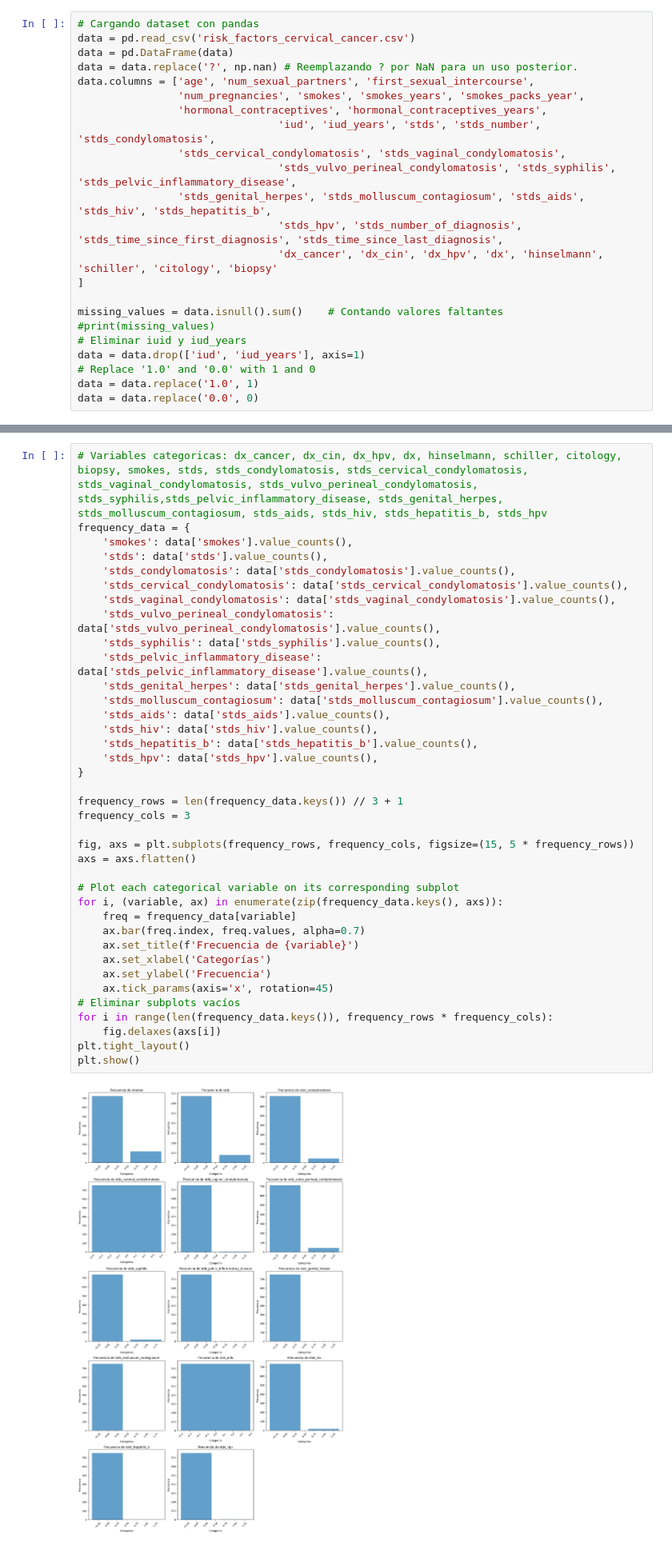
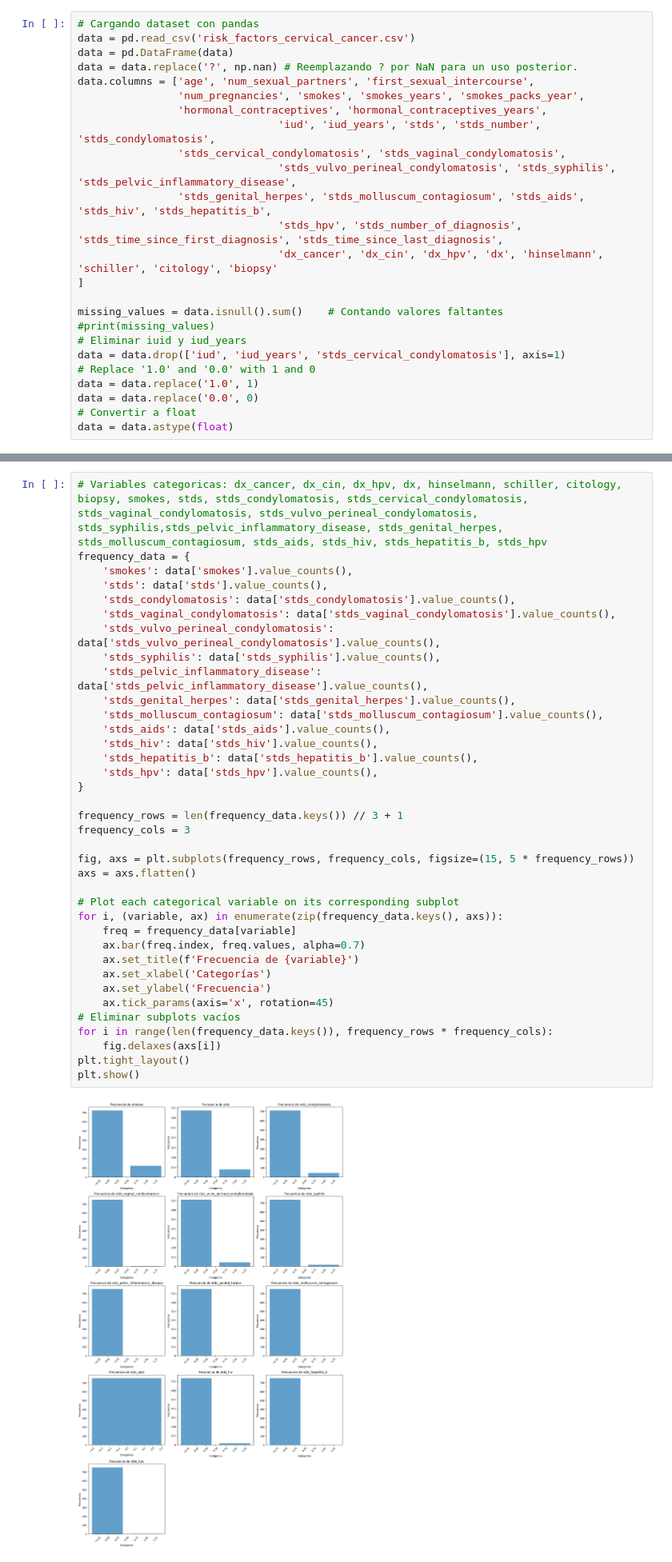
Before and after one commit to MGonza20/Lab1_DataScience, a Jupyter notebook: Lab1_DS.ipynb, the cells around one changed output, grey strips where cells are left out. Shown at 80% size. Saved outputs shown, nothing was run; the diff lists cells and outputs as text.

```diff
--- a/Lab1_DS.ipynb
+++ b/Lab1_DS.ipynb
@@ -42,10 +48,12 @@ data.columns = ['age', 'num_sexual_partners', 'first_sexual_intercourse',
 missing_values = data.isnull().sum()	# Contando valores faltantes
 #print(missing_values)
 # Eliminar iuid y iud_years
-data = data.drop(['iud', 'iud_years'], axis=1)
+data = data.drop(['iud', 'iud_years', 'stds_cervical_condylomatosis'], axis=1)
 # Replace '1.0' and '0.0' with 1 and 0
 data = data.replace('1.0', 1)
 data = data.replace('0.0', 0)
+# Convertir a float
+data = data.astype(float)
 # %% [markdown]
 ### Definiendo tipo de variables
 # %% [markdown]
@@ -190,40 +200,39 @@ frequency_data = {
 	'smokes': data['smokes'].value_counts(),
 	'stds': data['stds'].value_counts(),
 	'stds_condylomatosis': data['stds_condylomatosis'].value_counts(),
-	'stds_cervical_condylomatosis': data['stds_cervical_condylomatosis'].value_counts(),
 	'stds_vaginal_condylomatosis': data['stds_vaginal_condylomatosis'].value_counts(),
 	'stds_vulvo_perineal_condylomatosis': data['stds_vulvo_perineal_condylomatosis'].value_counts(),
 	'stds_syphilis': data['stds_syphilis'].value_counts(),
 	'stds_pelvic_inflammatory_disease': data['stds_pelvic_inflammatory_disease'].value_counts(),
 	'stds_genital_herpes': data['stds_genital_herpes'].value_counts(),
 	'stds_molluscum_contagiosum': data['stds_molluscum_contagiosum'].value_counts(),
 	'stds_aids': data['stds_aids'].value_counts(),
 	'stds_hiv': data['stds_hiv'].value_counts(),
 	'stds_hepatitis_b': data['stds_hepatitis_b'].value_counts(),
 	'stds_hpv': data['stds_hpv'].value_counts(),
 }
 
 frequency_rows = len(frequency_data.keys()) // 3 + 1
 frequency_cols = 3
 
 fig, axs = plt.subplots(frequency_rows, frequency_cols, figsize=(15, 5 * frequency_rows))
 axs = axs.flatten()
 
 # Plot each categorical variable on its corresponding subplot
 for i, (variable, ax) in enumerate(zip(frequency_data.keys(), axs)):
     freq = frequency_data[variable]
     ax.bar(freq.index, freq.values, alpha=0.7)
     ax.set_title(f'Frecuencia de {variable}')
     ax.set_xlabel('Categorías')
     ax.set_ylabel('Frecuencia')
     ax.tick_params(axis='x', rotation=45)
 # Eliminar subplots vacíos
 for i in range(len(frequency_data.keys()), frequency_rows * frequency_cols):
     fig.delaxes(axs[i])
 plt.tight_layout()
 plt.show()
 # %% [output]
-[figure, old version]
+[figure, new version]
 # %% [markdown]
 La variable categórica con más valores `1.0` es `smokes`, seguida por `stds`. Procedemos a realizar tablas de contingencia.
 # %%
```
Also changed, not shown: parts of 17 cells of this notebook.
